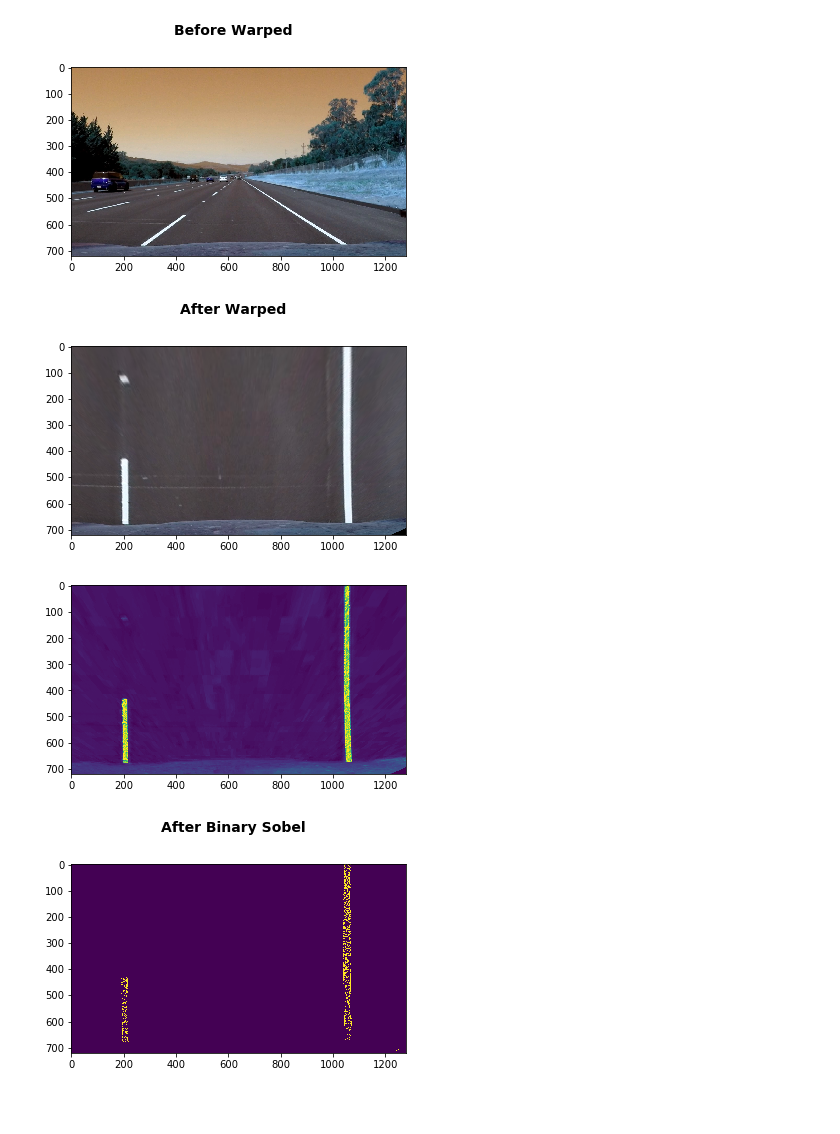
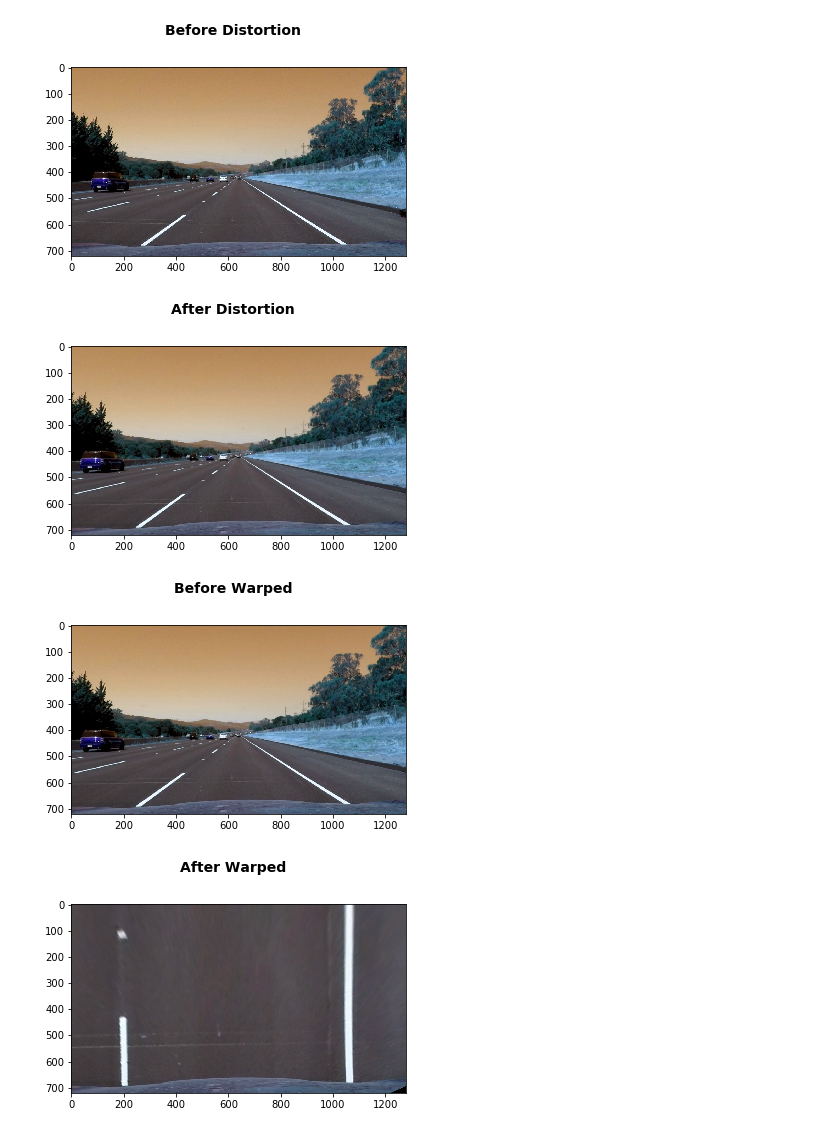
Before and after one commit to cipher982/HiFi-Lane-Tracking, a Jupyter notebook: main.ipynb, the cells around one changed output. Cells and saved outputs as stored; diff of their text form; code cells hidden in the pictures; blank space fills up the shorter version.

```diff
--- a/main.ipynb
+++ b/main.ipynb
@@ -231,8 +231,12 @@ Sliding Window Code (From Udacity Excercise)
 
 def sliding_window(img, plot='no'):
 
-    global binary_warped
+    global binary_warped, left_fit, right_fit, leftx, lefty, rightx, righty
     binary_warped = img
+
+    ym_pix = 3.048/245 # meters per pixel in y dimension, lane line is 10 ft (3.048 m)
+    xm_pix = 3.7/900
+
     # Assuming you have created a warped binary image called "binary_warped"
     # Take a histogram of the bottom half of the image
     histogram = np.sum(binary_warped[int(binary_warped.shape[0]/2):,:], axis=0)
@@ -300,7 +304,6 @@ def sliding_window(img, plot='no'):
     # Fit a second order polynomial to each
     left_fit = np.polyfit(lefty, leftx, 2)
     right_fit = np.polyfit(righty, rightx, 2)
-
 
     # Generate x and y values for plotting
     ploty = np.linspace(0, binary_warped.shape[0]-1, binary_warped.shape[0] )
@@ -409,6 +412,26 @@ def sliding_window(img, plot='no'):
     # Example values: 1926.74 1908.48
     #print(left_fitx)
 
+    # Compute curves
+    ym_pix = 3.048/220 # meters per pixel in y dimension, lane line is 10 ft (3.048 m)
+    xm_pix = 3.7/900 # meters per pixel in x dimension, lane width is 12 ft (3.7 m)
+    left_fit2 = np.polyfit(lefty*ym_pix, leftx*xm_pix, 2)
+    right_fit2 = np.polyfit(righty*ym_pix, rightx*xm_pix, 2)
+    global left_curverad2, right_curverad2
+    left_curverad2 = ((1 + (2*left_fit2[0]*y_eval*ym_pix + left_fit2[1])**2)**1.5) / np.absolute(2*left_fit2[0])
+    right_curverad2 = ((1 + (2*right_fit2[0]*y_eval*ym_pix + right_fit2[1])**2)**1.5) / np.absolute(2*right_fit2[0])
+    left_curverad2 = int(left_curverad2)
+    right_curverad2 = int(right_curverad2)
+
+    if left_curverad2 > 250:
+        l_curve_hist.append(left_curverad2)
+    if right_curverad2 > 250:
+        r_curve_hist.append(right_curverad2)
+    left_curverad2  = int(np.mean(l_curve_hist[-20:]))
+    right_curverad2 = int(np.mean(r_curve_hist[-20:]))
+
+    right_curverad2 = int(((left_curverad2 * 2) + right_curverad2) / 3)
+
     if plot == 'yes':
         #plt.imshow(result) #the scatter blank image?
         #plt.imshow(cv2.cvtColor(binary_warped, cv2.COLOR_BGR2RGB))
@@ -421,7 +444,6 @@ def sliding_window(img, plot='no'):
         plt.show()
 
     return left_fitx_mean,right_fitx_mean,ploty,result
-
 
 """
 Add polygon and Overlay and Warp
@@ -488,6 +510,26 @@ def toOverlay(img, original_img, plot='no'):
 
     return polygon_overlay
 
+"""
+POSSIBLE FUTURE COLOR WORK
+"""
+def toHSV(img):
+    HSV = cv2.cvtColor(your_image, cv2.COLOR_RGB2HSV)
+
+    # For yellow
+    yellow = cv2.inRange(HSV, (20, 100, 100), (50, 255, 255))
+
+    # For white
+    sensitivity_1 = 68
+    white = cv2.inRange(HSV, (0,0,255-sensitivity_1), (255,20,255))
+
+    sensitivity_2 = 60
+    HSL = cv2.cvtColor(your_image, cv2.COLOR_RGB2HLS)
+    white_2 = cv2.inRange(HSL, (0,255-sensitivity_2,0), (255,255,sensitivity_2))
+    white_3 = cv2.inRange(your_image, (200,200,200), (255,255,255))
+
+    bit_layer = your_bit_layer | yellow | white | white_2 | white_3
+    return bit_layer
 
 
 """
@@ -495,13 +537,13 @@ Pipeline Begin
 """
 
 def process_video(img):
-    #toCalibrate(img=cal, nx=nx,ny=ny, plot='no')
     global step0
-    step0 = toWarp(img, src=src,dst=dst, plot='yes')
+    step0 = toDistort(img,mtx=mtx,dist=dist,plot='yes')
+    step0 = toWarp(step0, src=src,dst=dst, plot='yes')
     hls = cv2.cvtColor(step0, cv2.COLOR_RGB2HLS)
     H,L,S = hls[:,:,0],hls[:,:,1],hls[:,:,2]
-    plt.imshow(S)
-    plt.show()
+    #plt.imshow(S)
+    #plt.show()
     step2 = toSobel(S,thresh_min=30, thresh_max=100, plot='yes')
     step25 = toMagSobel(S, mag_thresh=(10,100), plot='yes')
     left_fitx_mean,right_fitx_mean,ploty,result = sliding_window(step25, plot='yes')
@@ -510,16 +552,17 @@ def process_video(img):
     # Make polygon
     step4 = toPolygon(step25,left_fitx_mean,right_fitx_mean,ploty,plot='yes')
     # Unwarp polygon
-    step5 = unwarp(step4, M,plot='yes')
+    step5 = unwarp(step4, M)
     # Overlay polygon
     step6 = toOverlay(step5,original_img=img)
     step6 = toOverlay(result, step6)
+    #rad_l,rad_r = radius(binary_warped,left_fit, right_fit, leftx, lefty, rightx, righty)
     font = cv2.FONT_HERSHEY_SIMPLEX
-    step6 = cv2.putText(step6,"left curve is: " + left_curverad,(10,30), font, 1,(255,255,255))
-    step6 = cv2.putText(step6,"right curve is: "+ right_curverad,(10,60),font, 1,(255,255,255))
+    step6 = cv2.putText(step6,"left curve is: " + str(left_curverad2) +'meters',(10,50),font, 2,(255,255,255))
+    step6 = cv2.putText(step6,"right curve is: "+ str(right_curverad2) +'meters',(10,90),font, 2,(255,255,255))
     return step6
-    #plt.imshow(cv2.cvtColor(step5, cv2.COLOR_BGR2RGB))
-    #plt.show()
+    plt.imshow(cv2.cvtColor(step6, cv2.COLOR_BGR2RGB))
+    plt.show()
 
 
 # Manual warping for test camera
@@ -532,35 +575,36 @@ dst = np.float32([[120, 0], # Top-Left
               [1170, 0],
               [1220, 720],
               [0, 720]])
 
 # Corners of checkerboard for calibration
 nx, ny = 9, 5
-
+l_curve_hist = []
+r_curve_hist = []
 # Read in Images
 #os.chdir('C:\\Users\\drose\\Google Drive\\mooc\\Udacity\\sdc\\p4\\HiFi-Lane-Tracking')
 import glob
 cal_images = []
 for img in glob.glob("media\\camera_cal\\*.jpg"):
     n = cv2.imread(img)
     cal_images.append(n)
 
 cal1  = cal_images[0]
 cal2 = cal_images[3]
 
 test_images = []
 for img in glob.glob("media\\test_images\\*.jpg"):
     n = cv2.imread(img)
     test_images.append(n)
 
 img1 = test_images[1]
 
 left_fitx_avg = []
 right_fitx_avg = []
 ploty_avg = []
 toCalibrate(img=cal1, nx=nx,ny=ny, plot='no')
 process_video(img=img1)
 # %% [output]
-[figure, old version]
+[figure, new version]
-[figure, old version]
+[figure, new version]
-[figure, old version]
+[figure, new version]
-[figure, old version]
+[figure, new version]
```
Also changed, not shown: parts of 3 cells of this notebook, 3 other files.
